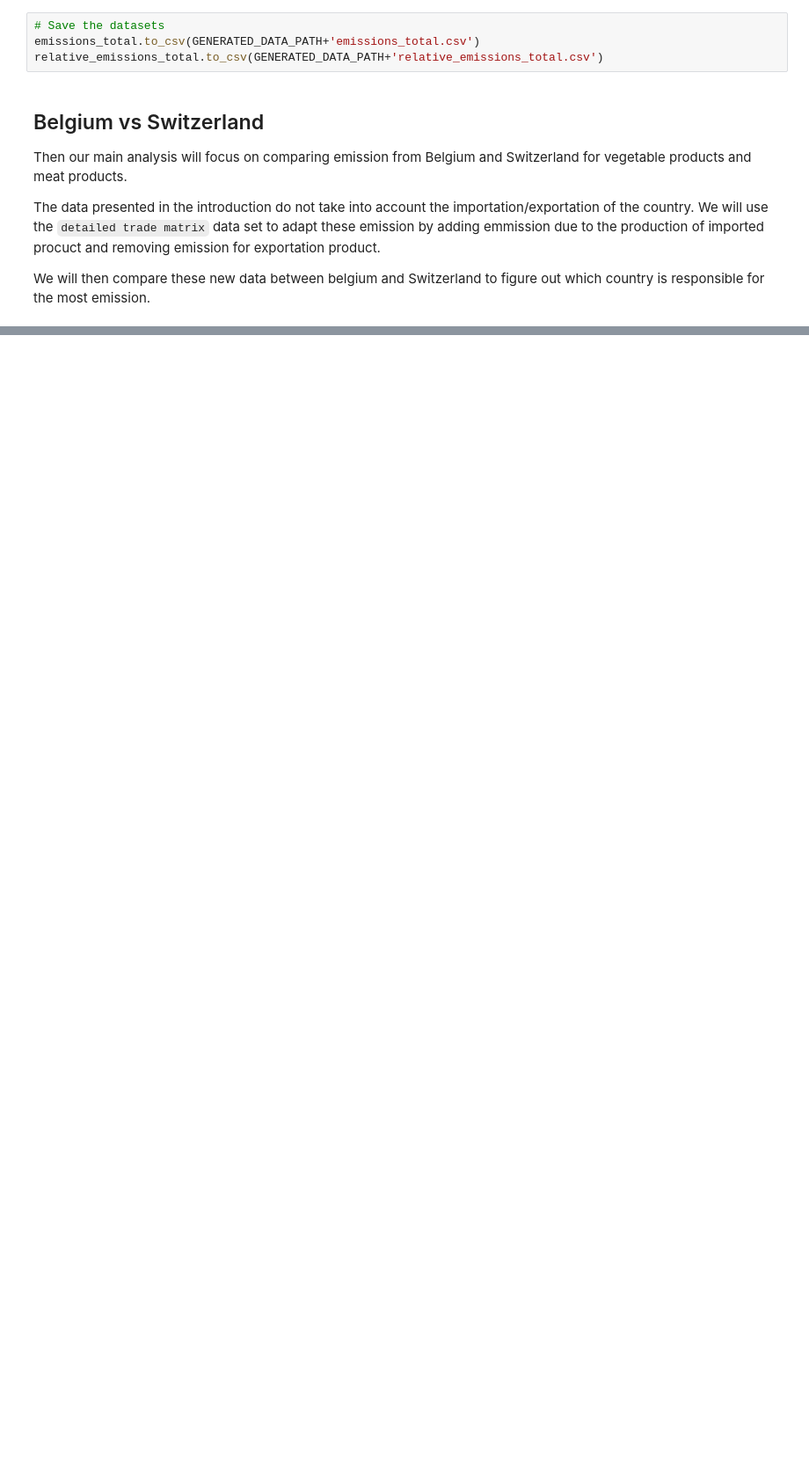
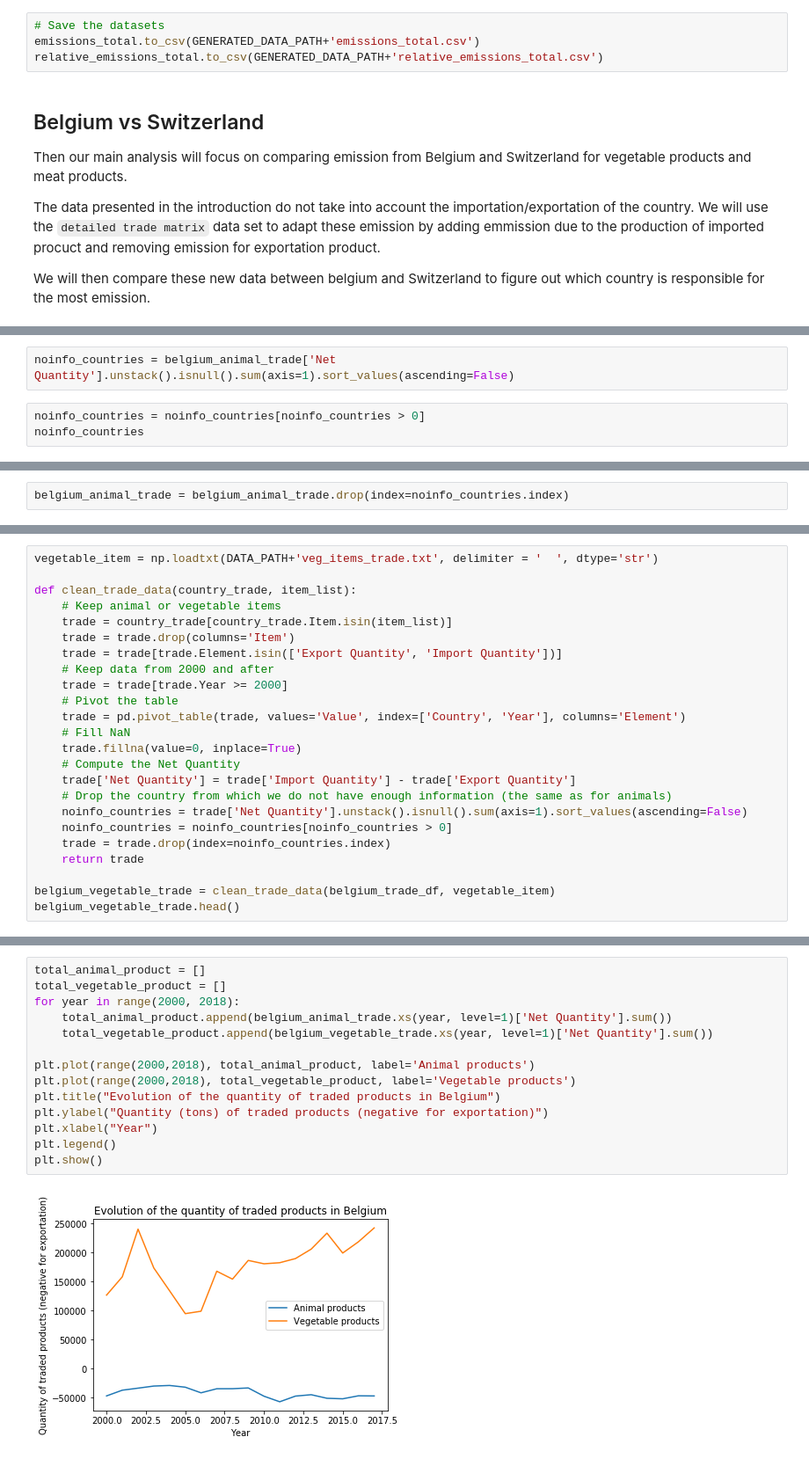
Before and after one commit to Lambo97/ADAProject, a Jupyter notebook: src/Milestone2.ipynb, the cells around one changed output, grey strips where cells are left out. Shown at 88% size. Drawn from its saved outputs; the diff is of its cells as text; blank space fills up the shorter version.

```diff
--- a/src/Milestone2.ipynb
+++ b/src/Milestone2.ipynb
@@ -254,0 +436,5 @@ We will then compare these new data between belgium and Switzerland to figure ou
+# %%
+noinfo_countries = belgium_animal_trade['Net Quantity'].unstack().isnull().sum(axis=1).sort_values(ascending=False)
+# %%
+noinfo_countries = noinfo_countries[noinfo_countries > 0]
+noinfo_countries
@@ -254,0 +457,2 @@ We will then compare these new data between belgium and Switzerland to figure ou
+# %%
+belgium_animal_trade = belgium_animal_trade.drop(index=noinfo_countries.index)
@@ -254,0 +471,24 @@ We will then compare these new data between belgium and Switzerland to figure ou
+# %%
+vegetable_item = np.loadtxt(DATA_PATH+'veg_items_trade.txt', delimiter = '  ', dtype='str')
+
+def clean_trade_data(country_trade, item_list):
+    # Keep animal or vegetable items
+    trade = country_trade[country_trade.Item.isin(item_list)]
+    trade = trade.drop(columns='Item')
+    trade = trade[trade.Element.isin(['Export Quantity', 'Import Quantity'])]
+    # Keep data from 2000 and after
+    trade = trade[trade.Year >= 2000]
+    # Pivot the table
+    trade = pd.pivot_table(trade, values='Value', index=['Country', 'Year'], columns='Element')
+    # Fill NaN
+    trade.fillna(value=0, inplace=True)
+    # Compute the Net Quantity
+    trade['Net Quantity'] = trade['Import Quantity'] - trade['Export Quantity']
+    # Drop the country from which we do not have enough information (the same as for animals)
+    noinfo_countries = trade['Net Quantity'].unstack().isnull().sum(axis=1).sort_values(ascending=False)
+    noinfo_countries = noinfo_countries[noinfo_countries > 0]
+    trade = trade.drop(index=noinfo_countries.index)
+    return trade
+
+belgium_vegetable_trade = clean_trade_data(belgium_trade_df, vegetable_item)
+belgium_vegetable_trade.head()
@@ -254,0 +505,16 @@ We will then compare these new data between belgium and Switzerland to figure ou
+# %%
+total_animal_product = []
+total_vegetable_product = []
+for year in range(2000, 2018):
+    total_animal_product.append(belgium_animal_trade.xs(year, level=1)['Net Quantity'].sum())
+    total_vegetable_product.append(belgium_vegetable_trade.xs(year, level=1)['Net Quantity'].sum())
+
+plt.plot(range(2000,2018), total_animal_product, label='Animal products')
+plt.plot(range(2000,2018), total_vegetable_product, label='Vegetable products')
+plt.title("Evolution of the quantity of traded products in Belgium")
+plt.ylabel("Quantity (tons) of traded products (negative for exportation)")
+plt.xlabel("Year")
+plt.legend()
+plt.show()
+# %% [output]
+[figure, added]
```
Also changed, not shown: parts of 69 cells of this notebook, 10 other files.
